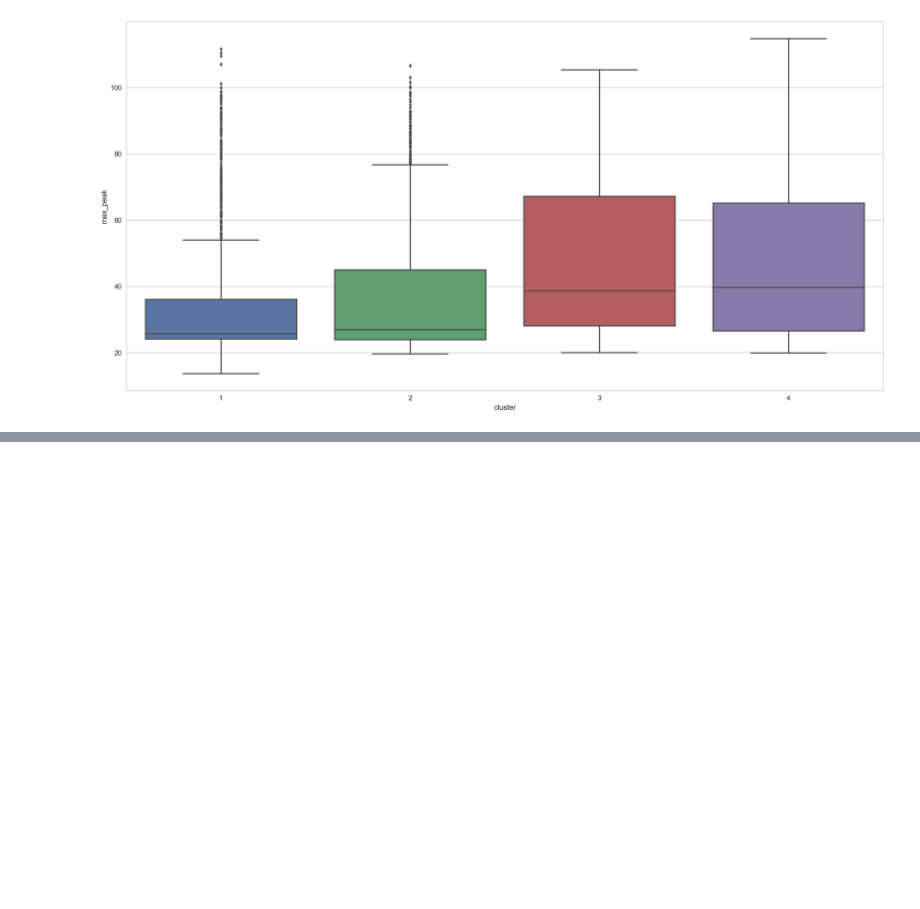
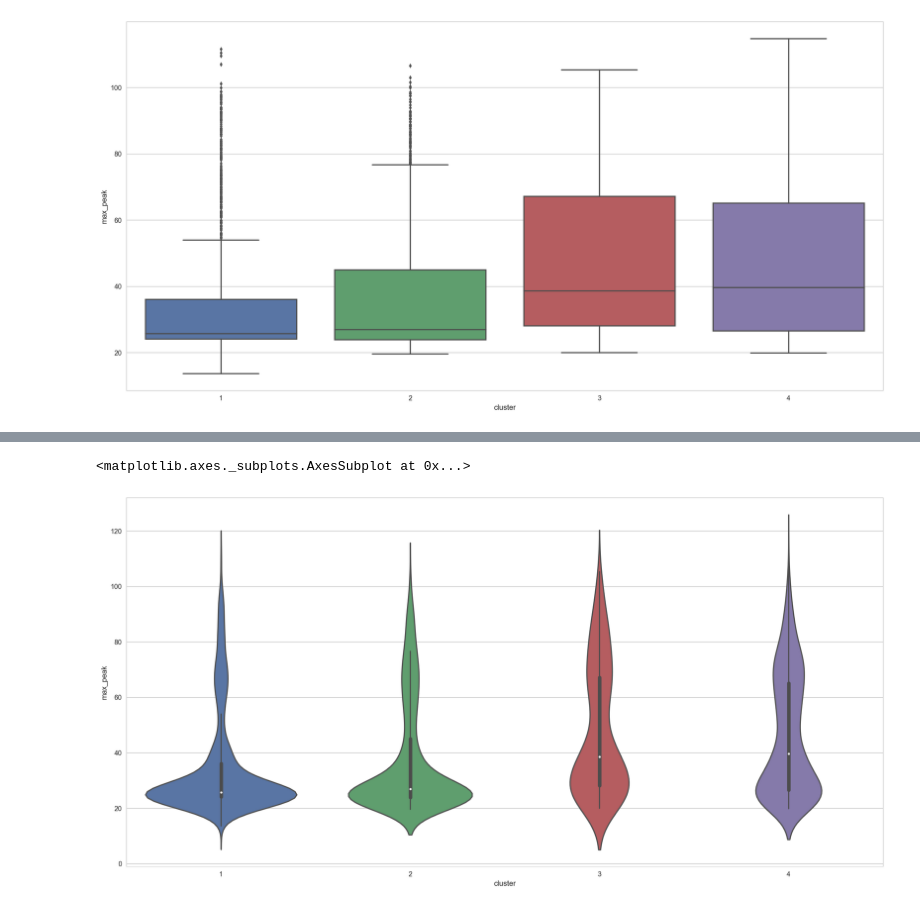
Before and after one commit to Snorrevombau/Transients_Classifier, a Jupyter notebook: transients_clustering.ipynb, the cells around one changed output, grey strips where cells are left out. Cells and saved outputs as stored; diff of their text form; code cells hidden in the pictures; blank space fills up the shorter version.

Commit message:
add violinplot

```diff
--- a/transients_clustering.ipynb
+++ b/transients_clustering.ipynb
@@ -117,3 +117,10 @@ sns.boxplot(ax = ax, x="cluster", y="max_peak", data=plot_data);
 [figure]
 # %% [markdown]
 ![Image](https://upload.wikimedia.org/wikipedia/commons/b/b1/Elements_of_a_boxplot.svg)
+# %%
+# Violin plot
+fig, ax = plt.subplots(figsize=(20,10))
+sns.violinplot(ax= ax, x='cluster', y='max_peak', data=plot_data)
+# %% [output]
+<matplotlib.axes._subplots.AxesSubplot at 0x...>
+[figure, added]
```
Also changed, not shown: parts of 1 cell of this notebook.
